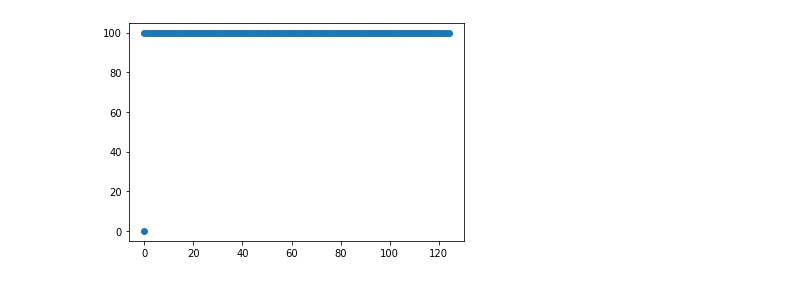
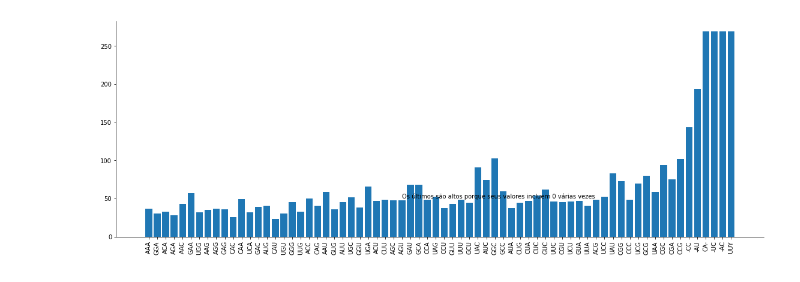
Before and after one commit to BrianIto/ML_DEN_RNA, a Jupyter notebook: One_Hot_Encoding_na_proteina.ipynb, the cells around one changed output. Cells and saved outputs as stored; diff of their text form; code cells hidden in the pictures.

```diff
--- a/One_Hot_Encoding_na_proteina.ipynb
+++ b/One_Hot_Encoding_na_proteina.ipynb
@@ -143,26 +122,37 @@ train_data = np.array(slist)
-# %%
-arr = np.array(ns1["matriz_disp"].to_list())
-
-totalCodons = arr.shape[1]
-totalSequences = arr.shape[0]
-
-x = np.zeros(totalSequences);
-y = np.zeros(totalSequences);
-
-for index, sequence in enumerate(arr):
-  if (index + 1 < totalSequences):
-    differenceMatrix = np.zeros(totalSequences)
-    counter = 0
-    for i, codon in enumerate(sequence):
-      if (i + 1  < totalCodons):
-        if (codon != arr[index + 1][i + 1]):
-          differenceMatrix[i] += 1
-          counter += 1
-    #print("Posição: " + str(index) + ", Taxa de Igualdade: " + str(100 - (counter / totalSequences)))
-    x[index] = index;
-    y[index] = 100 - (counter / totalSequences)
-
-plt.scatter(x, y)
-plt.show()
-# %% [output]
-[figure, removed]
+# %%
+arr = np.array(ns1["matriz_disp"].to_list())
+
+igualdade = np.zeros(arr.shape)
+
+def checaIgualdadeComOutrosElementos(el, vetor):
+  acumulador = 0
+  for i, elem in enumerate(vetor):
+    if (elem == el):
+      acumulador += 1
+  return acumulador
+
+for i in range(0, arr.shape[1]):
+  col = arr[:,i:i+1].reshape(-1)
+  for j in range(0, arr.shape[0]):
+    igualdade[j, i] = (checaIgualdadeComOutrosElementos(col[j], col))
+
+medias = np.zeros(70)
+for i in range(0, igualdade.shape[1]):
+  medias[i] = igualdade[:, i:i+1].reshape(-1).mean()
+
+reversed_dict = {value : key for (key, value) in dict_final.items()}
+
+arr_codons = []
+for i in range(0, len(reversed_dict)):
+   arr_codons.append(reversed_dict[i])
+
+fig = plt.figure(figsize=(15, 5))
+ax = fig.add_axes([0,0,1,1])
+ax.bar(arr_codons, medias)
+ax.spines["top"].set_visible(False)
+ax.spines["right"].set_visible(False)
+plt.xticks(rotation=90)
+plt.annotate("Os últimos são altos porque seus valores incluem 0 várias vezes", xy=(len(arr_codons) - 35, np.max(medias) - 50), xytext=(30, 50))
+plt.show()
+# %% [output]
+[figure, added]
```
Also changed, not shown: parts of 13 cells of this notebook.
